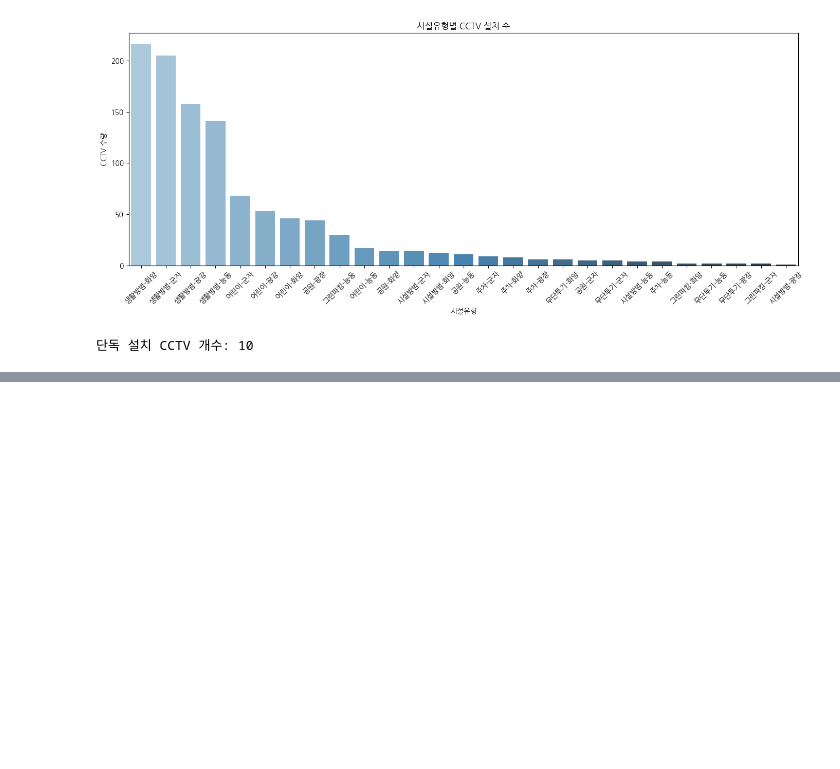
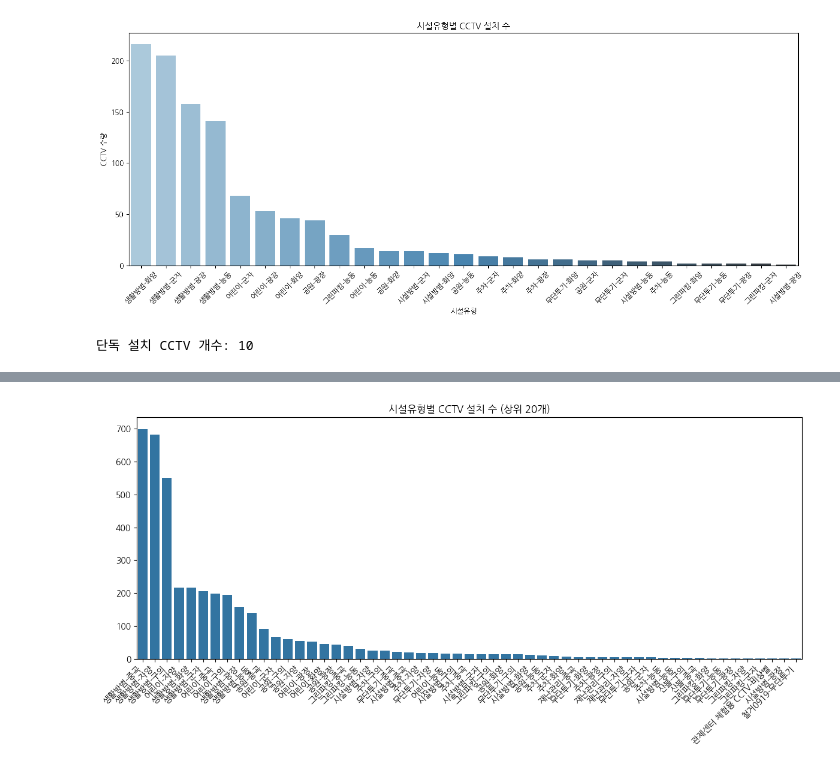
Before and after one commit to stundrg/Gwangjin-gu-safety-map, a Jupyter notebook: src/notebooks/stundrg/CCTV_analysis.ipynb, the cells around one changed output, grey strips where cells are left out. Cells and saved outputs as stored; diff of their text form; code cells hidden in the pictures; blank space fills up the shorter version.

```diff
--- a/src/notebooks/stundrg/CCTV_analysis.ipynb
+++ b/src/notebooks/stundrg/CCTV_analysis.ipynb
@@ -109,0 +135,29 @@ m
+# %%
+import os
+
+# 1. 시설유형 전처리 (예: '생활방범-구의1' → '생활방범-구의')
+df['시설유형'] = df['안심 주소'].astype(str).str.extract(r'^([^-]+-[가-힣]+)')
+
+# 2. 그룹화: 시설유형별 CCTV 수량 집계
+df_grouped = df.groupby('시설유형')['CCTV 수량'].sum().sort_values(ascending=False).reset_index()
+
+# 3. 시각화: 숫자 없이 상위 시설유형만 막대 그래프
+plt.rcParams['font.family'] = 'NanumGothic'   # Linux 사용자 (설치된 경우)
+plt.rcParams['axes.unicode_minus'] = False
+
+plt.figure(figsize=(12, 6))
+sns.barplot(data=df_grouped, x='시설유형', y='CCTV 수량')
+plt.xticks(rotation=45, ha='right')
+plt.title("시설유형별 CCTV 설치 수 (상위 20개)")
+plt.xlabel("")
+plt.ylabel("")
+plt.tight_layout()
+
+# 4. 저장 경로 설정 및 저장
+output_dir = "../../results"
+os.makedirs(output_dir, exist_ok=True)
+plt.savefig(f"{output_dir}/cctv_by.png", dpi=150)
+
+plt.show()
+# %% [output]
+[figure, added]
```
Also changed, not shown: parts of 2 cells of this notebook, 2 other files.
